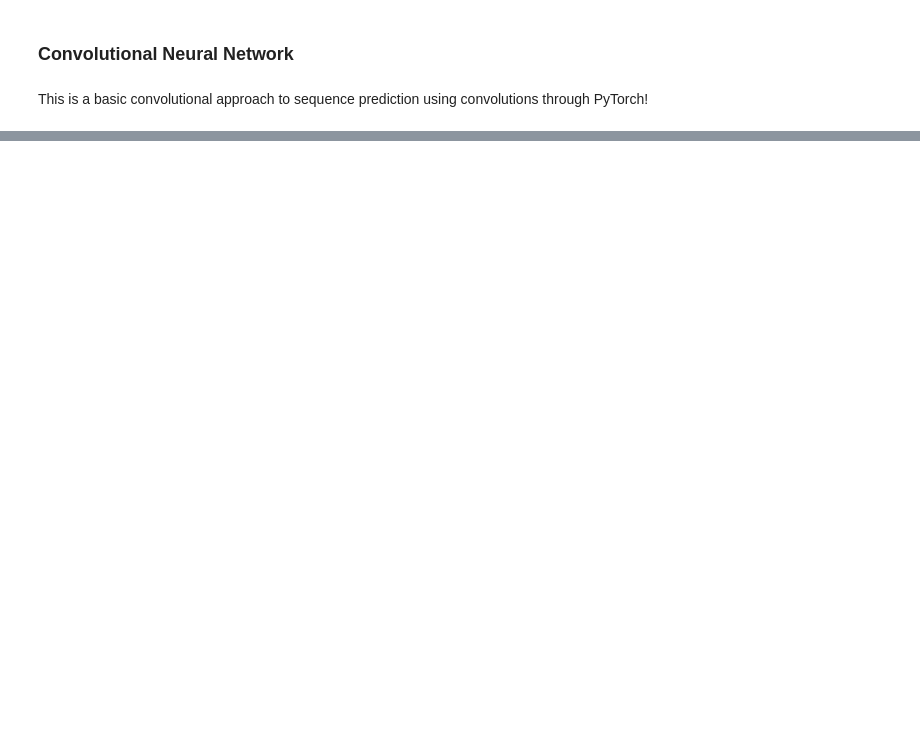
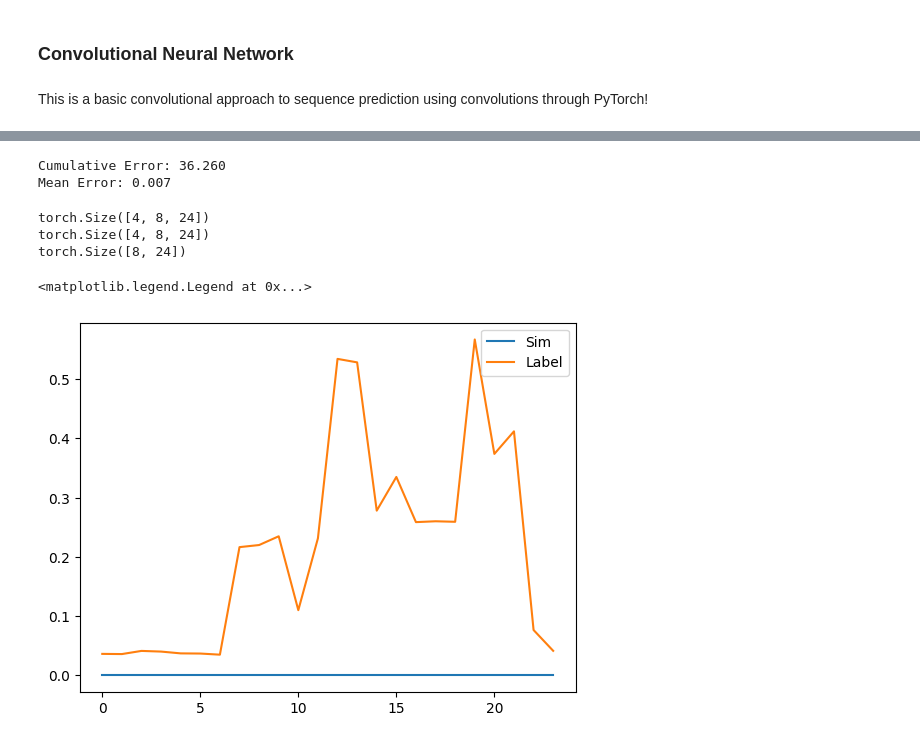
Before and after one commit to FelipeUC2020/ECS171G13, a Jupyter notebook: CNN/main.ipynb, the cells around one changed output, grey strips where cells are left out. Cells and saved outputs as stored; diff of their text form; code cells hidden in the pictures; blank space fills up the shorter version.

```diff
--- a/CNN/main.ipynb
+++ b/CNN/main.ipynb
@@ -183,0 +517,44 @@ with open('net.pkl', 'rb') as file:
+# %%
+# compute errors
+
+total_cumulative_error = 0
+hourly_net.eval()
+with torch.no_grad():
+    for inputs, labels in test_loader:
+        inputs = inputs.permute(0, 2, 1)
+        labels = labels.permute(0, 2, 1)
+        for i in range(len(inputs)):
+            sim_result = sim_hourly(inputs[i], 24, hourly_net)
+            total_cumulative_error += point_mse_error(sim_result, labels[i])
+
+
+mean_error = total_cumulative_error / len(test_loader.dataset)
+hourly_net.train()  # go back to training mode
+
+print("Cumulative Error: %.3f" % total_cumulative_error)
+print("Mean Error: %.3f" % mean_error)
+# %% [output]
+Cumulative Error: 36.260
+Mean Error: 0.007
+# %%
+sample_batch_input, sample_batch_label = next(iter(test_loader))
+sample_batch_input = sample_batch_input.permute(0, 2, 1)
+sample_batch_label = sample_batch_label.permute(0, 2, 1)
+print(sample_batch_input.shape)
+print(sample_batch_label.shape)
+
+with torch.no_grad():
+    sim = sim_hourly(sample_batch_input[0], 24, hourly_net)
+# print(sim.shape)
+print(sim.shape)
+
+# plt.plot(sample_batch_input[0][1].numpy())
+plt.plot(sim[0].numpy(), label="Sim")
+plt.plot(sample_batch_label[0][0].numpy(), label="Label")
+plt.legend()
+# %% [output]
+torch.Size([4, 8, 24])
+torch.Size([4, 8, 24])
+torch.Size([8, 24])
+<matplotlib.legend.Legend at 0x...>
+[figure, added]
```
Also changed, not shown: parts of 24 cells of this notebook, 3 other files.
